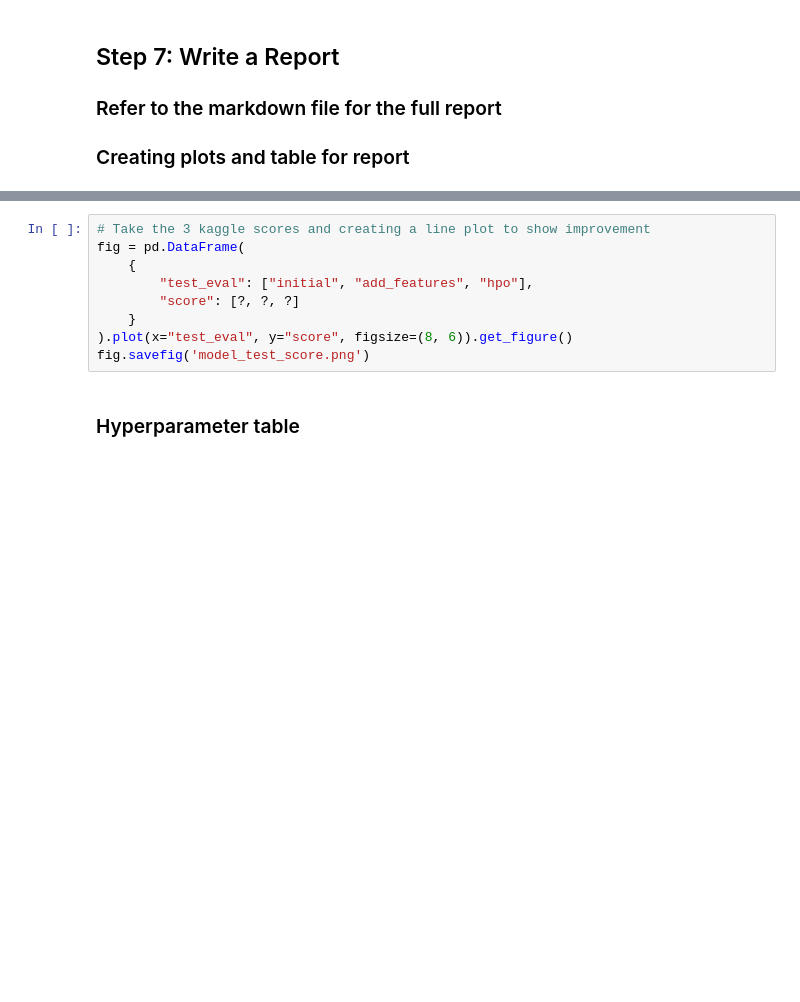
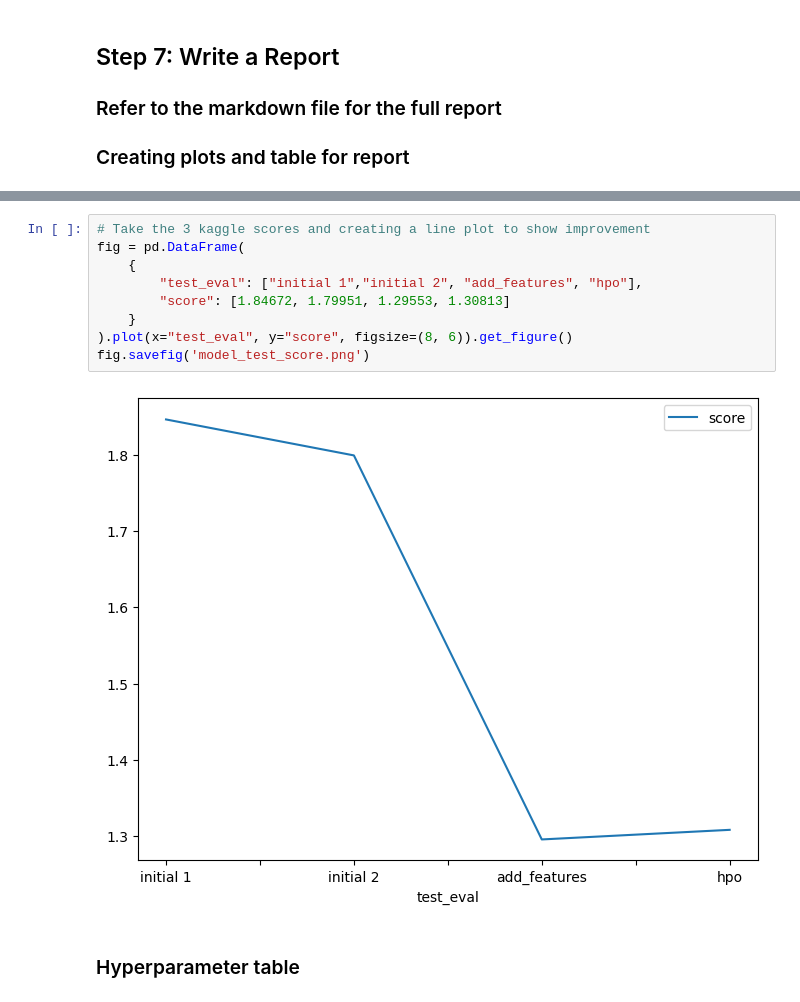
Before and after one commit to rdkworld/MLF-Nanodegree-2023, a Jupyter notebook: project/project-template.ipynb, the cells around one changed output, grey strips where cells are left out. Cells and saved outputs as stored; diff of their text form; blank space fills up the shorter version.

```diff
--- a/project/project-template.ipynb
+++ b/project/project-template.ipynb
@@ -473,12 +551,14 @@ fig.savefig('model_train_score.png')
 # %%
 # Take the 3 kaggle scores and creating a line plot to show improvement
 fig = pd.DataFrame(
     {
-        "test_eval": ["initial", "add_features", "hpo"],
-        "score": [?, ?, ?]
+        "test_eval": ["initial 1","initial 2", "add_features", "hpo"],
+        "score": [1.84672, 1.79951, 1.29553, 1.30813]
     }
 ).plot(x="test_eval", y="score", figsize=(8, 6)).get_figure()
 fig.savefig('model_test_score.png')
+# %% [output]
+[figure, added]
 # %% [markdown]
 ### Hyperparameter table
 # %%
```
Also changed, not shown: parts of 9 cells of this notebook.
